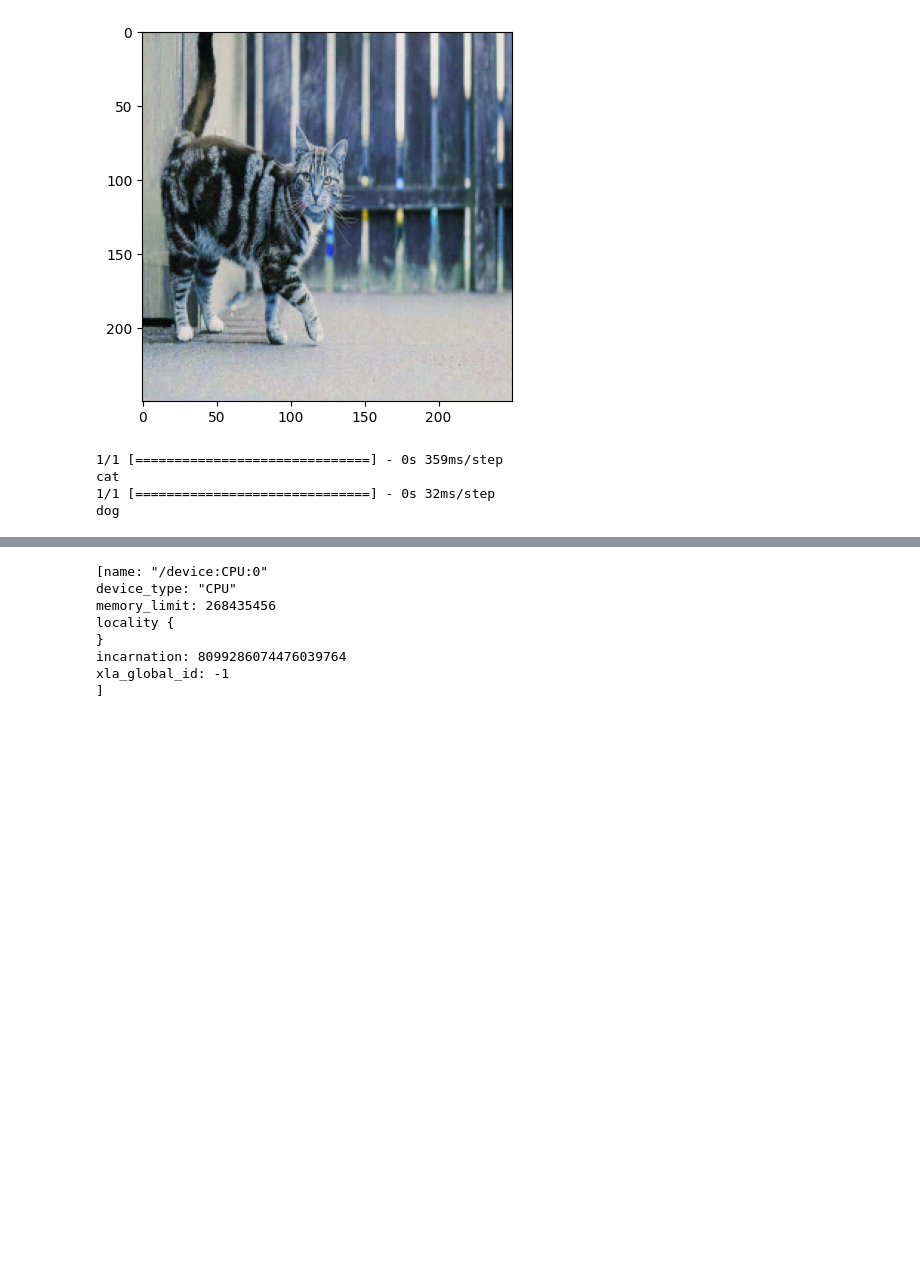
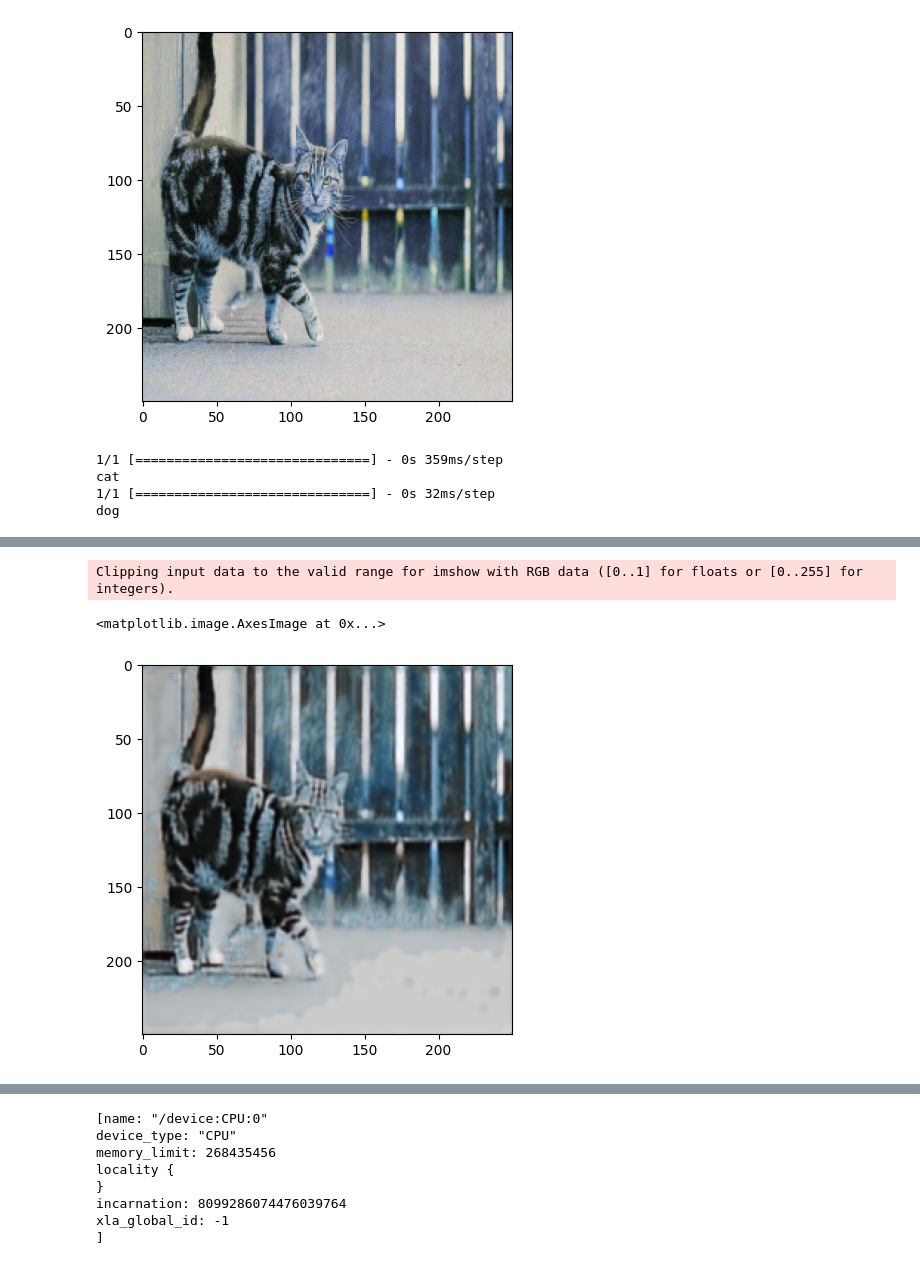
Before and after one commit to Arunprakaash/adversial-attacks-defense, a Jupyter notebook: adversial_attack_defense.ipynb, the cells around one changed output, grey strips where cells are left out. Drawn from its saved outputs; the diff is of its cells as text; code cells hidden in the pictures; blank space fills up the shorter version.

```diff
--- a/adversial_attack_defense.ipynb
+++ b/adversial_attack_defense.ipynb
@@ -172,8 +172,10 @@ def cnn_denoiser():
 
     print(model.summary())
     return model
+# %%
+denoise = load_model('denoiser.h5')
 # %%
-denoise = cnn_denoiser()
+denoise.summary()
 # %% [output]
 Model: "sequential"
 _________________________________________________________________
@@ -194,0 +197,6 @@ None
+# %%
+test = '''test/'''
+
+test_X = []
+read_image(test_X,test)
+X_test = preprocess_img(test_X)
@@ -194,0 +207,2 @@ None
+# %%
+predicted_img = denoise.predict(X_test[0].reshape(1,250,250,3))
@@ -194,0 +211,6 @@ None
+# %%
+plt.imshow(predicted_img[0].reshape(250,250,3)/255)
+# %% [output]
+Clipping input data to the valid range for imshow with RGB data ([0..1] for floats or [0..255] for integers).
+<matplotlib.image.AxesImage at 0x...>
+[figure, added]
```
Also changed, not shown: parts of 6 cells of this notebook, 7 other files.
